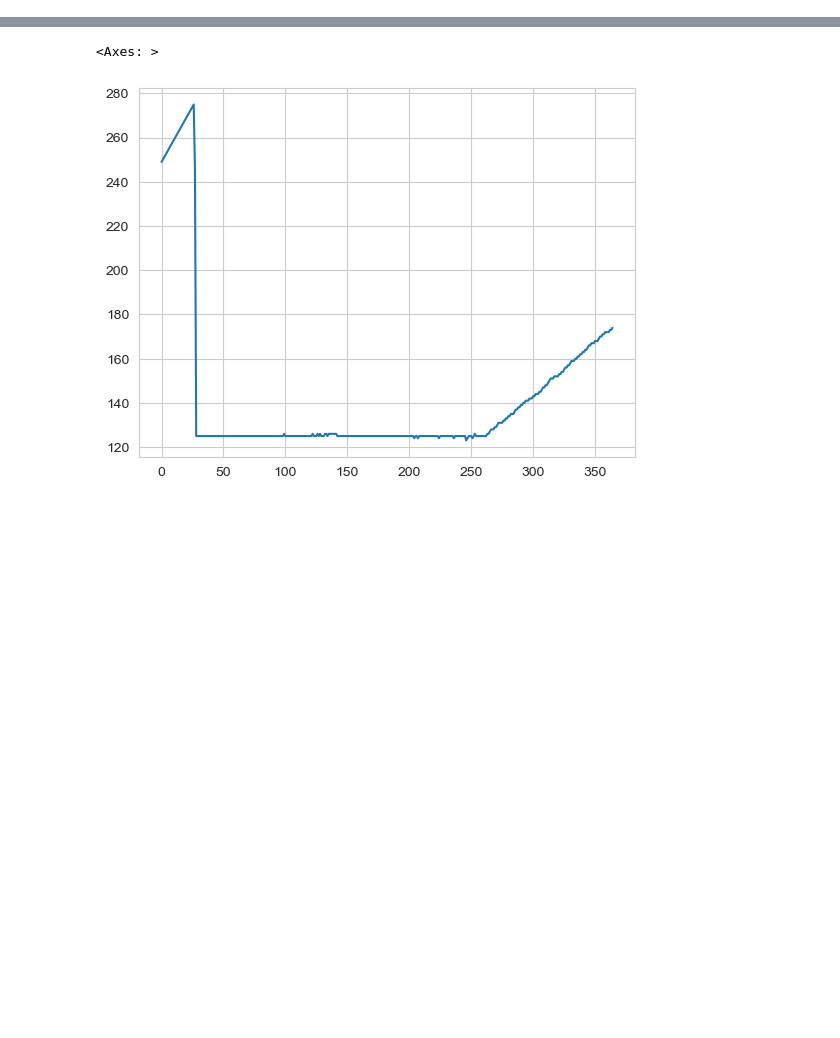
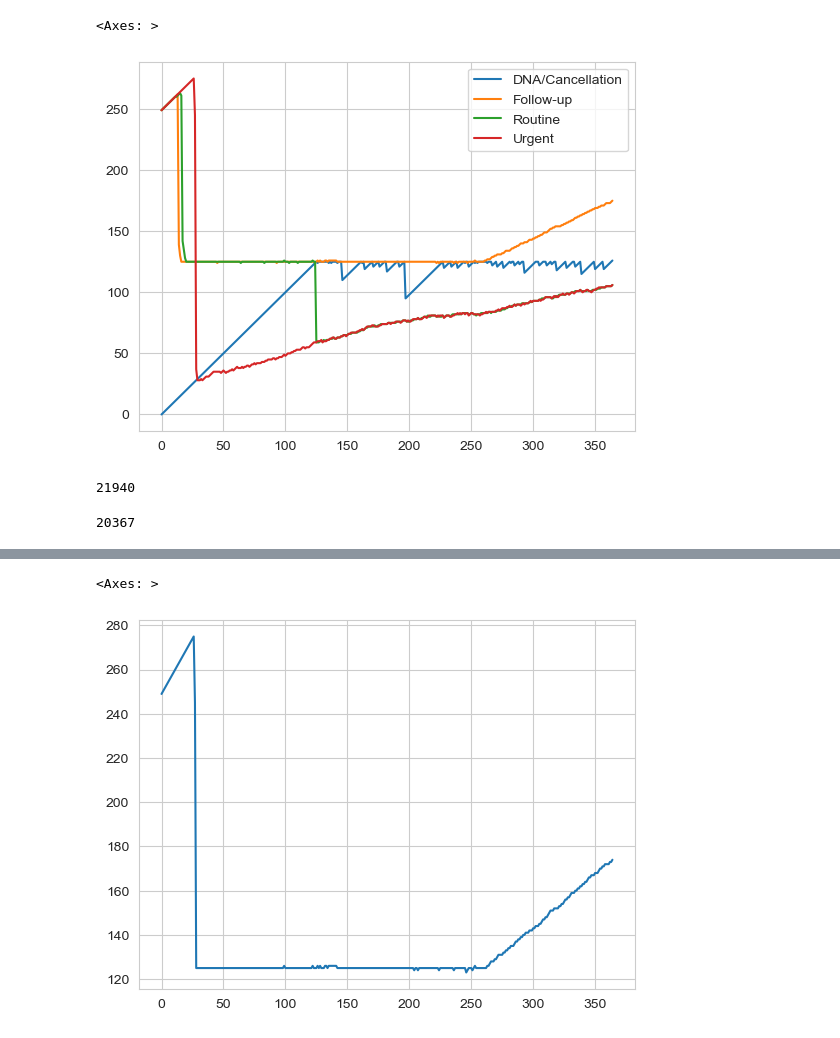
Before and after one commit to Somerset-NHS-FT-DS-Improvement/wait_list_simulation, a Jupyter notebook: example_op_processing.ipynb, the cells around one changed output, grey strips where cells are left out. Saved outputs shown, nothing was run; the diff lists cells and outputs as text; code cells hidden in the pictures; blank space fills up the shorter version.

```diff
--- a/example_op_processing.ipynb
+++ b/example_op_processing.ipynb
@@ -57,0 +200,13 @@ metrics = results[1].graph.nodes["Simulate"]["capacity"].metrics.metrics
+# %%
+pd.DataFrame(metrics["max_wait_times_by_priority"]).plot()
+# %% [output]
+<Axes: >
+[figure, added]
+# %%
+int(sum(num_generated_patients) * 1.09)
+# %% [output]
+21940
+# %%
+len(sim.discharged_patients)
+# %% [output]
+20367
```
Also changed, not shown: parts of 15 cells of this notebook, 2 other files.
